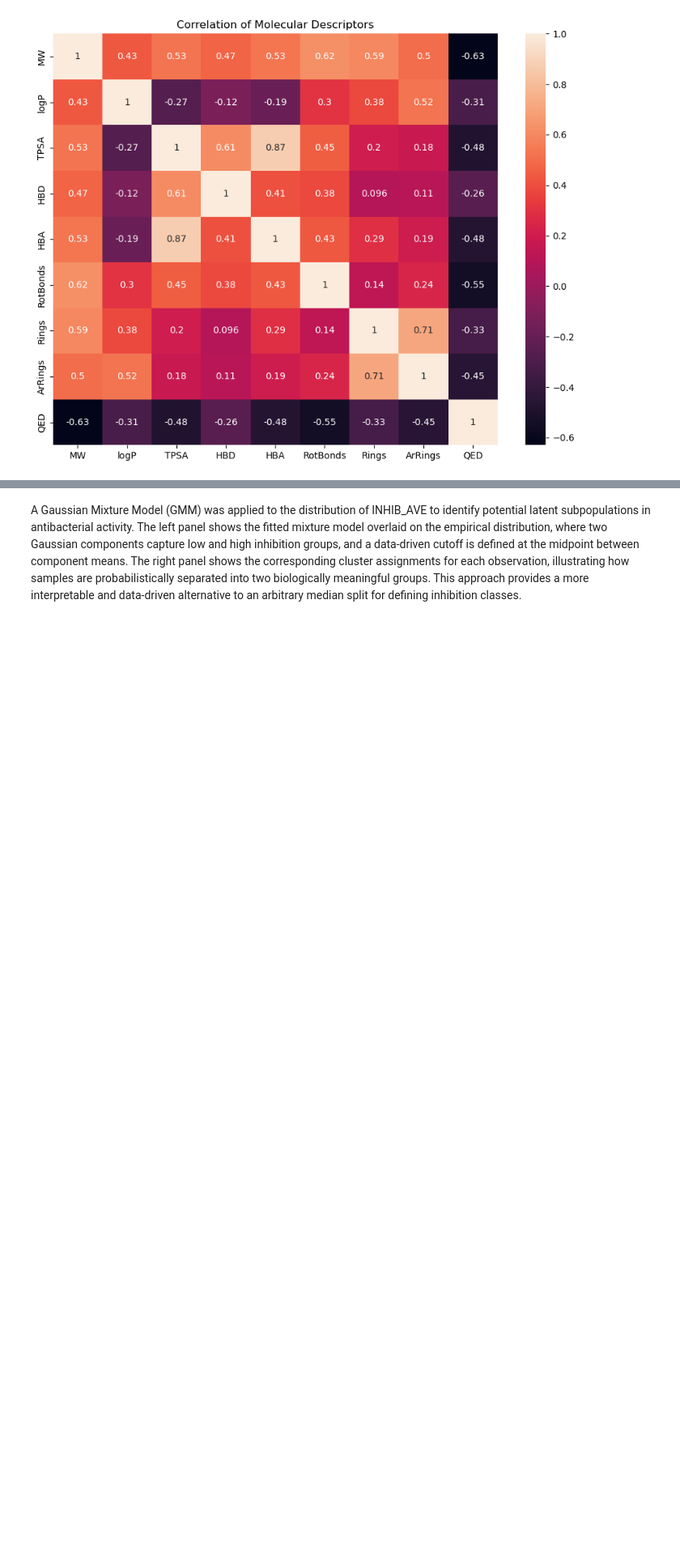
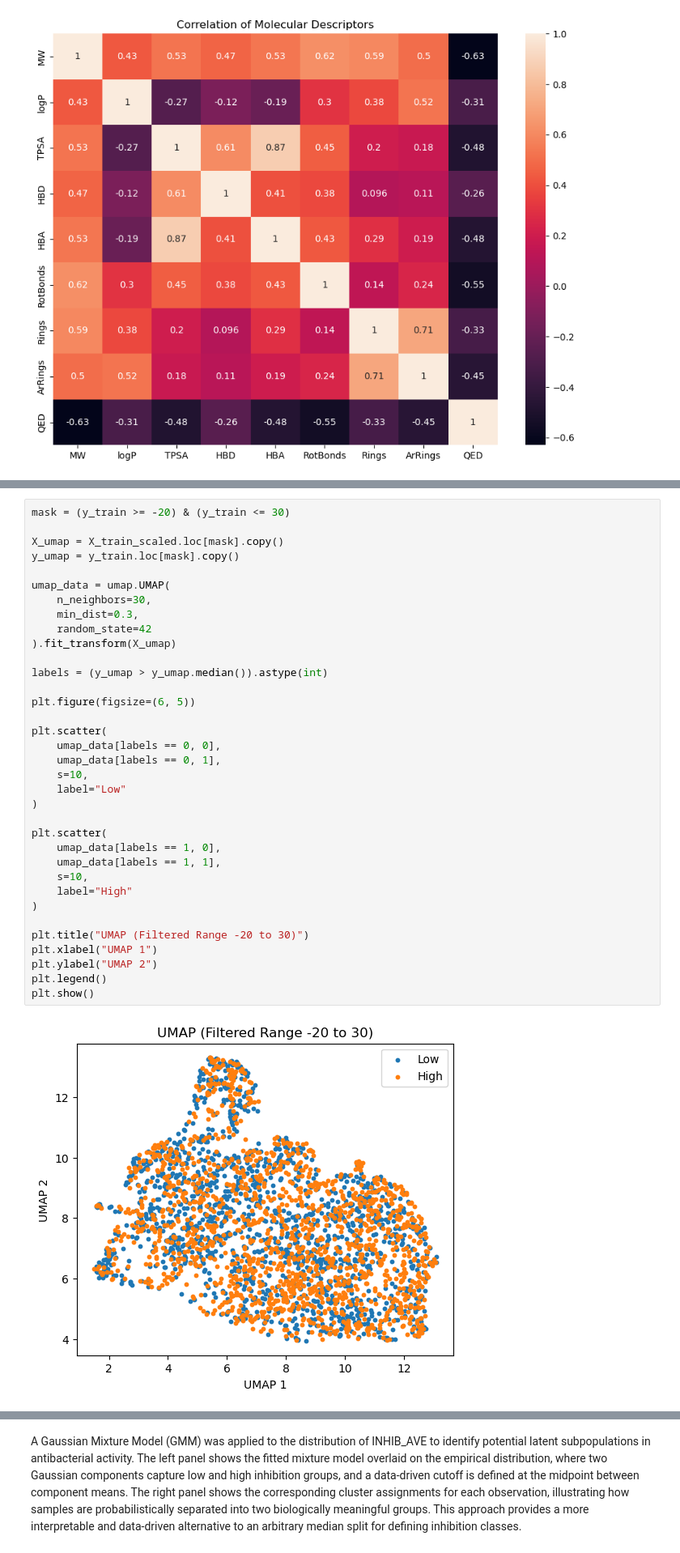
Before and after one commit to dw1229/chem277a-final-ecoli-inhibition-ml, a Jupyter notebook: ecoli_inhibition_ml.ipynb, the cells around one changed output, grey strips where cells are left out. Shown at 81% size. Drawn from its saved outputs; the diff is of its cells as text; blank space fills up the shorter version.

```diff
--- a/ecoli_inhibition_ml.ipynb
+++ b/ecoli_inhibition_ml.ipynb
@@ -520,0 +561,37 @@ plt.show()
+# %%
+mask = (y_train >= -20) & (y_train <= 30)
+
+X_umap = X_train_scaled.loc[mask].copy()
+y_umap = y_train.loc[mask].copy()
+
+umap_data = umap.UMAP(
+    n_neighbors=30,
+    min_dist=0.3,
+    random_state=42
+).fit_transform(X_umap)
+
+labels = (y_umap > y_umap.median()).astype(int)
+
+plt.figure(figsize=(6, 5))
+
+plt.scatter(
+    umap_data[labels == 0, 0],
+    umap_data[labels == 0, 1],
+    s=10,
+    label="Low"
+)
+
+plt.scatter(
+    umap_data[labels == 1, 0],
+    umap_data[labels == 1, 1],
+    s=10,
+    label="High"
+)
+
+plt.title("UMAP (Filtered Range -20 to 30)")
+plt.xlabel("UMAP 1")
+plt.ylabel("UMAP 2")
+plt.legend()
+plt.show()
+# %% [output]
+[figure, added]
```
Also changed, not shown: parts of 18 cells of this notebook.
